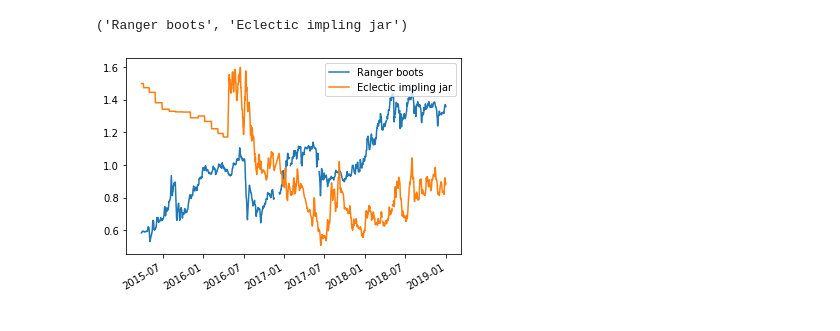
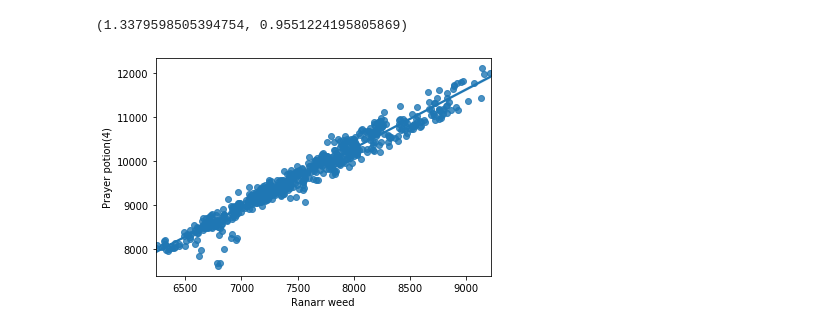
Before and after one commit to durumu/osrs-prediction, a Jupyter notebook: osrs.ipynb, the cells around one changed output. Saved outputs shown, nothing was run; the diff lists cells and outputs as text; code cells hidden in the pictures.

```diff
--- a/osrs.ipynb
+++ b/osrs.ipynb
@@ -203,5 +217,5 @@ beta('Ranger boots', 'Eclectic impling jar', func = percent_prices, plot = True)
-# %%
-plot_over_time('Ranger boots', 'Eclectic impling jar', func = percent_prices)
-# %% [output]
-('Ranger boots', 'Eclectic impling jar')
-[figure, removed]
+# %%
+beta('Ranarr weed', 'Prayer potion(4)', func = clean_prices, plot = True)
+# %% [output]
+(1.3379598505394754, 0.9551224195805869)
+[figure, added]
```
Also changed, not shown: parts of 10 cells of this notebook, 7 other files.
